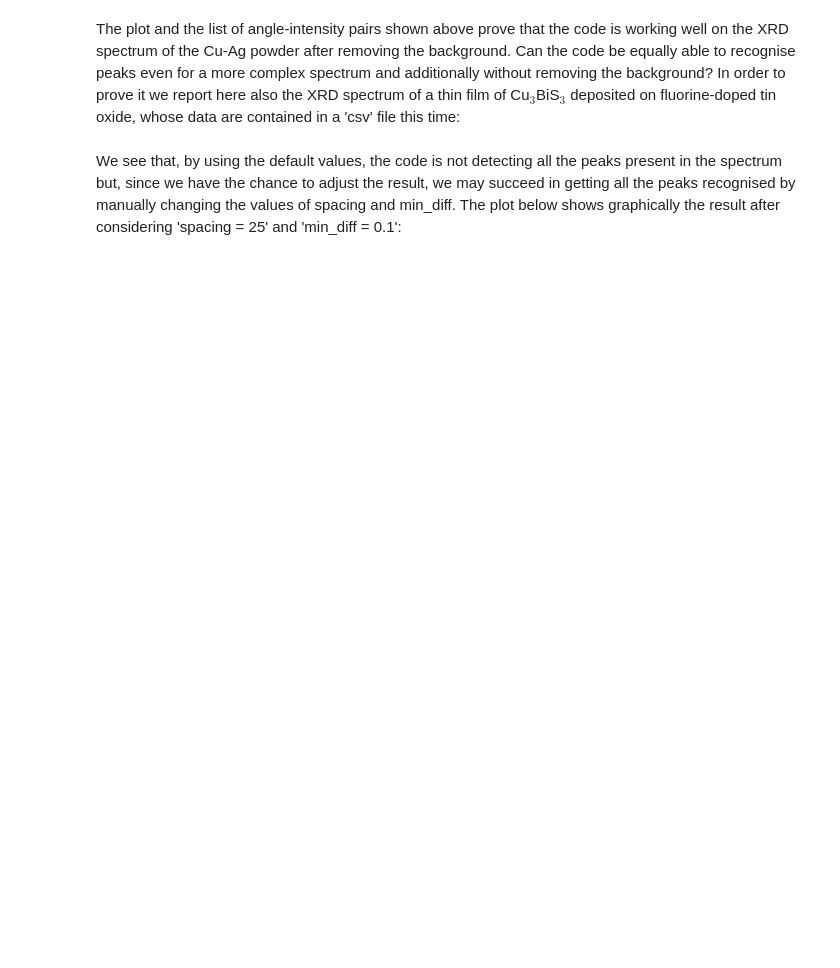
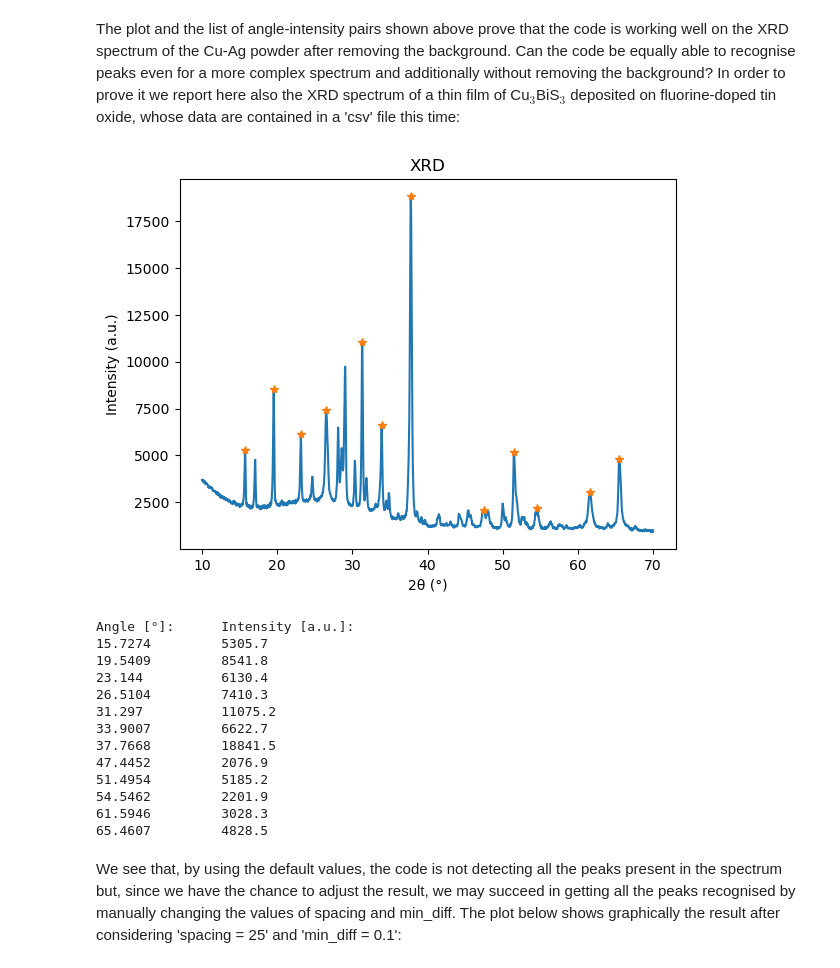
Before and after one commit to GiorgiaLupi/XRD, a Jupyter notebook: Project_notebook.ipynb, the cells around one changed output. Drawn from its saved outputs; the diff is of its cells as text; code cells hidden in the pictures; blank space fills up the shorter version.

```diff
--- a/Project_notebook.ipynb
+++ b/Project_notebook.ipynb
@@ -33,15 +33,17 @@ filename = 'CuAg_meas.txt'
 if filename[-3:] == 'txt':
         with open(filename, 'r') as file:
             lines = file.readlines()
-            data_lines = lines[2:]
             x = []
             y = []
-            for line in data_lines:
-                values = line.strip().split()
-                x.append(float(values[0]))
-                y.append(float(values[1]))
+            for line in lines:
+                try:
+                  values = line.strip().split()
+                  x.append(float(values[0]))
+                  y.append(float(values[1]))
+                except ValueError:
+                  pass
 
-        angle = np.array(x)
+            angle = np.array(x)
 elif filename[-3:] == 'csv':
             with open(filename, 'r') as file_csv:
                 csv_reader = csv.reader(file_csv)
@@ -57,9 +59,9 @@ elif filename[-3:] == 'csv':
 
 intensity_noBG = np.array(y)
 
-angle_label = np.array(["Angle [°]:"], dtype=object)
+angle_label = np.array(["Angle [°]:"])
 angletoprint = np.concatenate((angle_label,angle))
-intensity_label = np.array(["Intensity [a.u.]:"], dtype=object)
+intensity_label = np.array(["Intensity [a.u.]:"])
 inttoprint = np.concatenate((intensity_label,intensity_noBG))
 max_length = max(len(angletoprint), len(inttoprint))
 for ang, inten in zip_longest(angletoprint, inttoprint, fillvalue=""):
@@ -155,30 +190,31 @@ In order to prove it we report here also the XRD spectrum of a thin film of Cu$_
 # %%
 filename = 'SDS_2e5mM_FAST.csv'
 if filename[-3:] == 'txt':
-     with open(filename, 'r') as file:
-        lines = file.readlines()
-
-        data_lines = lines[2:]
-        x = []
-        y = []
-        for line in data_lines:
-            values = line.strip().split()
-            x.append(float(values[0]))
-            y.append(float(values[1]))
-        angle = np.array(x)
-elif filename[-3:] == 'csv':
-        with open(filename, 'r') as file_csv:
-            csv_reader = csv.reader(file_csv)
+        with open(filename, 'r') as file:
+            lines = file.readlines()
             x = []
             y = []
-            for row in csv_reader:
-                    try:
-                        x.append(float(row[0].replace(',', '.')))
-                        y.append(float(row[1].replace(',', '.')))
-                    except ValueError:
-                        pass
+            for line in lines:
+                try:
+                  values = line.strip().split()
+                  x.append(float(values[0]))
+                  y.append(float(values[1]))
+                except ValueError:
+                  pass
+
             angle = np.array(x)
-
+elif filename[-3:] == 'csv':
+            with open(filename, 'r') as file_csv:
+                csv_reader = csv.reader(file_csv)
+                x = []
+                y = []
+                for row in csv_reader:
+                        try:
+                            x.append(float(row[0].replace(',', '.')))
+                            y.append(float(row[1].replace(',', '.')))
+                        except ValueError:
+                            pass
+                angle = np.array(x)
 if spacing is None:
     spacing = int((angle.shape[0])/25)
 
@@ -212,33 +248,48 @@ peaksint = []
 for i in list(range(len(angle))):
         if i-spacing < 0:
              if intensity[i] == max(intensity[0:i+spacing+1]) and intensity[i] > min_diff*abs((min(intensity[0:i+spacing+1])+1000)): # abs because after removing the background there might be negative values; +1 because if 0 there is no effect
                 peaksang = peaksang + [angle[i]]
                 peaksint = peaksint + [intensity[i]]
         elif i+spacing>len(angle):
             if intensity[i] == max(intensity[i-spacing:]) and intensity[i] > min_diff*abs((min(intensity[i-spacing:])+1000)):
                peaksang = peaksang + [angle[i]]
                peaksint = peaksint + [intensity[i]]
         else:
             if intensity[i] == max(intensity[i-spacing:i+spacing]) and intensity[i] > min_diff*abs((min(intensity[i-spacing:i+spacing])+1000)):
                 peaksang = peaksang + [angle[i]]
                 peaksint = peaksint + [intensity[i]]
 
 plt.plot(angle, intensity)
 plt.plot(peaksang, peaksint, "*")
 plt.ylabel('Intensity (a.u.)')
 plt.xlabel('2θ (°)')
 plt.title('XRD')
 plt.show()
 
 angle_label = np.array(["Angle [°]:"], dtype=object)
 angletoprint = np.concatenate((angle_label,peaksang))
 intensity_label = np.array(["Intensity [a.u.]:"], dtype=object)
 inttoprint = np.concatenate((intensity_label,peaksint))
 max_length = max(len(angletoprint), len(inttoprint))
 for ang, inten in zip_longest(angletoprint, inttoprint, fillvalue=""):
     ang_str = str(ang)
     int_str = str(inten)
     print(f"{ang_str:<15s} {int_str}")
+# %% [output]
+[figure, added]
+Angle [°]:      Intensity [a.u.]:
+15.7274         5305.7
+19.5409         8541.8
+23.144          6130.4
+26.5104         7410.3
+31.297          11075.2
+33.9007         6622.7
+37.7668         18841.5
+47.4452         2076.9
+51.4954         5185.2
+54.5462         2201.9
+61.5946         3028.3
+65.4607         4828.5
 # %% [markdown]
 We see that, by using the default values, the code is not detecting all the peaks present in the spectrum but, since we have the chance to adjust the result, we may succeed in getting all the peaks recognised by manually changing the values of spacing and min_diff.
 The plot below shows graphically the result after considering 'spacing = 25' and 'min_diff = 0.1':
```
Also changed, not shown: parts of 6 cells of this notebook, 1 other file.
